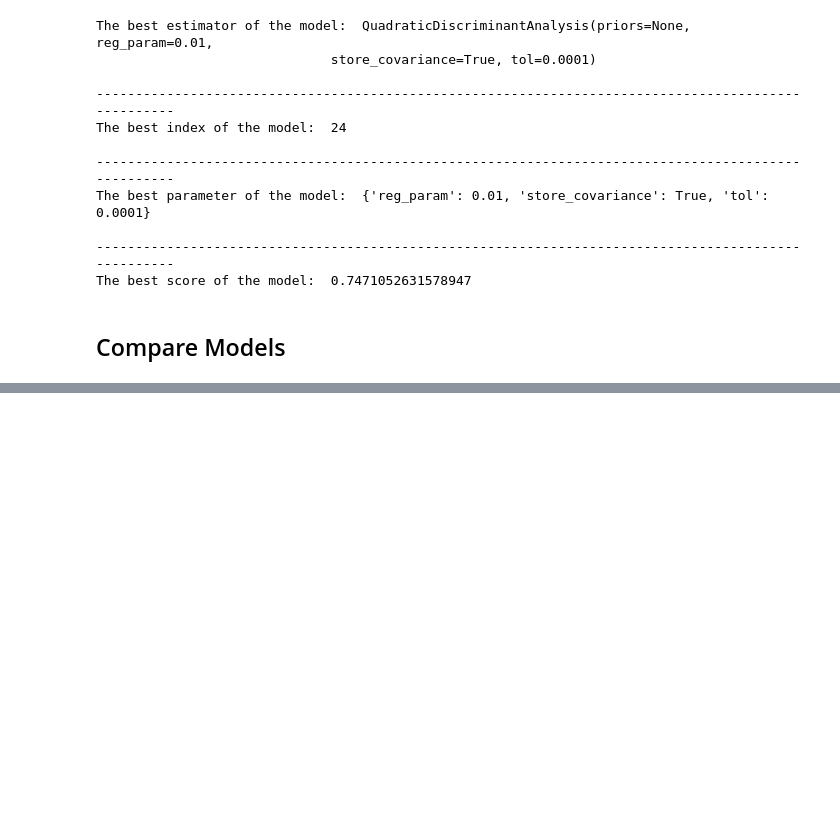
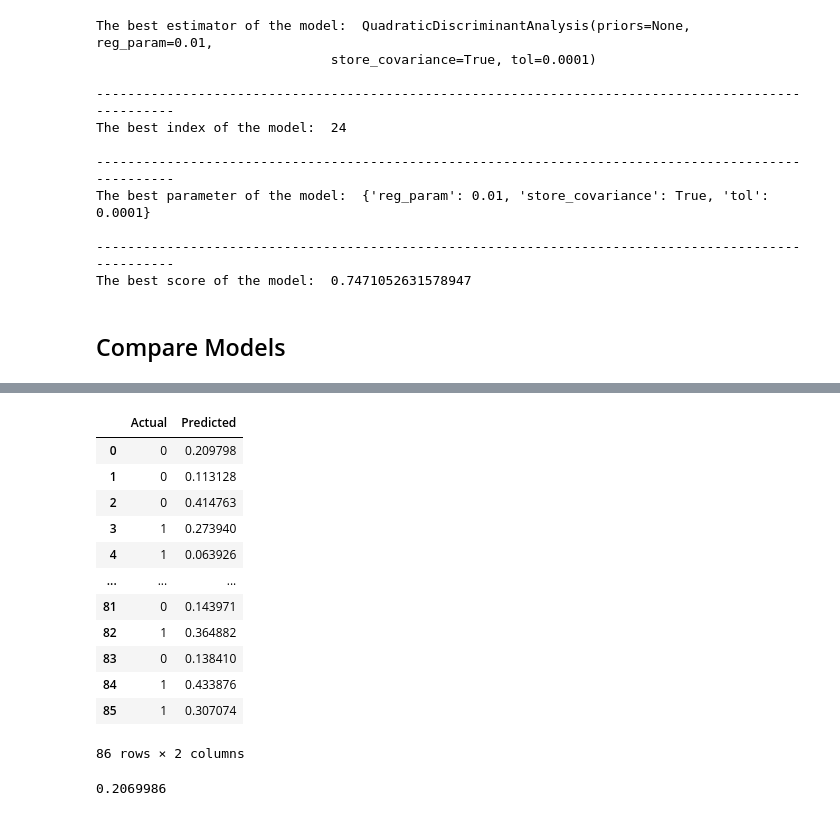
Before and after one commit to blessjal/practicums, a Jupyter notebook: breast_cancer_prediction.ipynb, the cells around one changed output, grey strips where cells are left out. Cells and saved outputs as stored; diff of their text form; code cells hidden in the pictures; blank space fills up the shorter version.

```diff
--- a/breast_cancer_prediction.ipynb
+++ b/breast_cancer_prediction.ipynb
@@ -768,0 +895,2 @@ compare_models.sort_values('best_scores', ascending=False)
+# %%
+predictions = model.predict(X_test_selected)
@@ -768,0 +914,29 @@ compare_models.sort_values('best_scores', ascending=False)
+# %%
+predictions = predictions.flatten()
+# %%
+y1 = y_test.reset_index()
+# %%
+y1 = y1.iloc[:,1]
+# %%
+preds = ({'Actual': y1, 'Predicted': predictions})
+
+pd.DataFrame(preds)
+# %% [output]
+|  | Actual | Predicted |
+| 0 | 0 | 0.209798 |
+| 1 | 0 | 0.113128 |
+| 2 | 0 | 0.414763 |
+| 3 | 1 | 0.273940 |
+| 4 | 1 | 0.063926 |
+| ... | ... | ... |
+| 81 | 0 | 0.143971 |
+| 82 | 1 | 0.364882 |
+| 83 | 0 | 0.138410 |
+| 84 | 1 | 0.433876 |
+| 85 | 1 | 0.307074 |
+86 rows × 2 columns
+# %%
+mse = mean_squared_error(y_test, predictions)
+mse
+# %% [output]
+0.2069986
```
Also changed, not shown: parts of 48 cells of this notebook.
